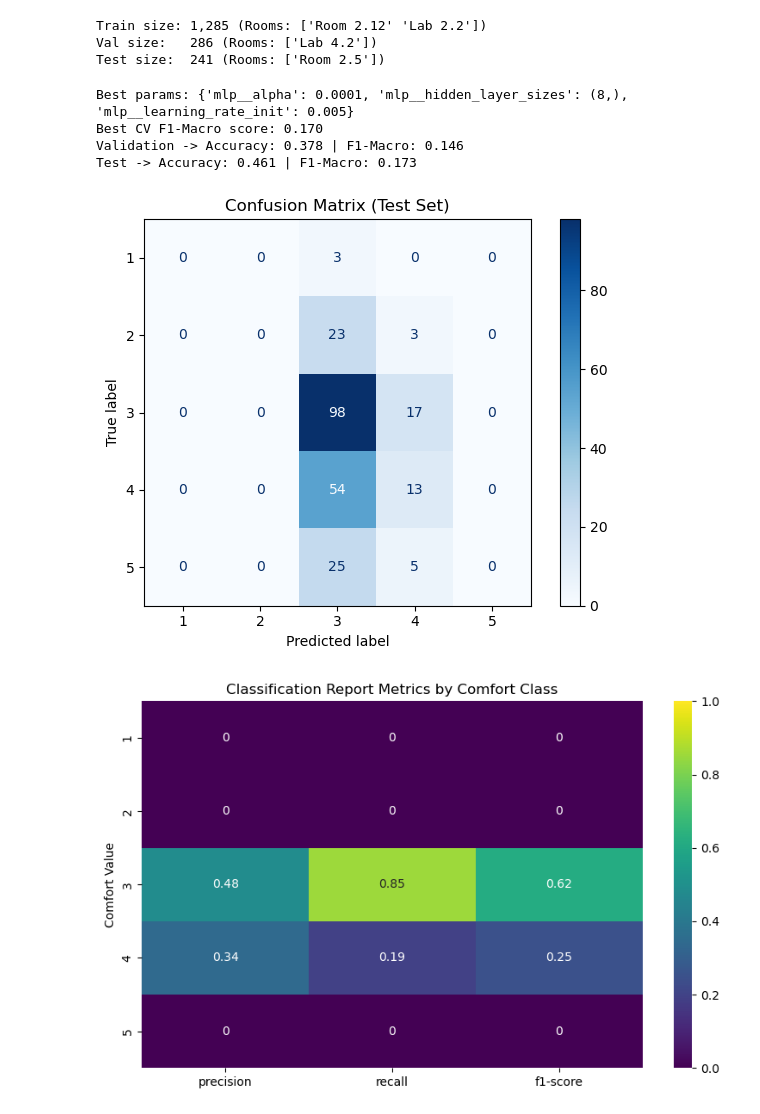
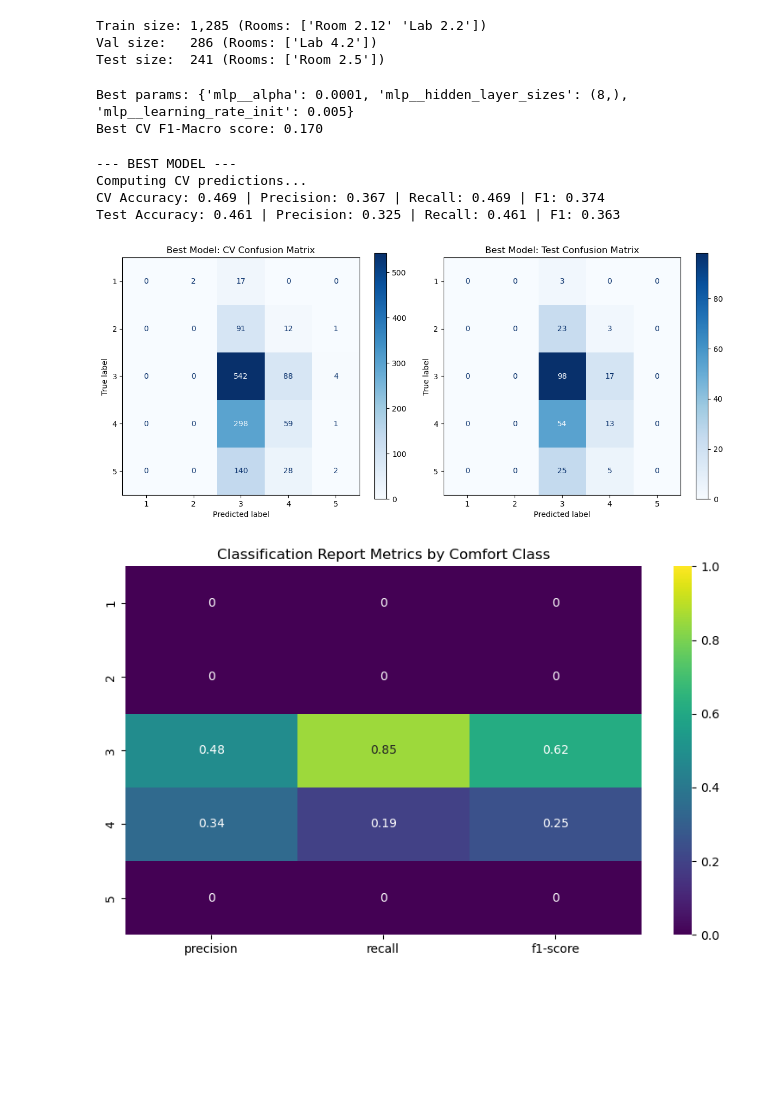
Before and after one commit to SEP4Real/SEP4, a Jupyter notebook: MAL/notebooks/model_related/7_instant_models_experiments_MLP.ipynb, the cells around one changed output. Drawn from its saved outputs; the diff is of its cells as text; code cells hidden in the pictures; blank space fills up the shorter version.

Commit message:
[upd] 7_instant_models_experiments GBC/MLP

```diff
--- a/MAL/notebooks/model_related/7_instant_models_experiments_MLP.ipynb
+++ b/MAL/notebooks/model_related/7_instant_models_experiments_MLP.ipynb
@@ -72,6 +70,9 @@ Val size:   286 (Rooms: ['Lab 4.2'])
 Test size:  241 (Rooms: ['Room 2.5'])
 # %%
 from sklearn.metrics import accuracy_score, f1_score
+from sklearn.neural_network import MLPClassifier
+from sklearn.preprocessing import StandardScaler
+from sklearn.pipeline import Pipeline
 
 pipeline = Pipeline([
     ('scaler', StandardScaler()),
@@ -80,7 +81,7 @@ pipeline = Pipeline([
 
 param_grid = {
     'mlp__hidden_layer_sizes': [(8,), (16,)],
-    'mlp__alpha': [0.0001, 0.01], # L2 penalty (regularization term)
+    'mlp__alpha': [0.0001, 0.01],
     'mlp__learning_rate_init': [0.001, 0.005]
 }
 
@@ -98,65 +99,70 @@ print("Best params:", grid.best_params_)
 print(f"Best CV F1-Macro score: {grid.best_score_:.3f}")
 
 best_model = grid.best_estimator_
-
-def eval_split(name, X_split, y_split):
-    preds = best_model.predict(X_split)
-    acc = accuracy_score(y_split, preds)
-    f1 = f1_score(y_split, preds, average='macro')
-    print(f"{name} -> Accuracy: {acc:.3f} | F1-Macro: {f1:.3f}")
-
-eval_split("Validation", X_val, y_val)
-eval_split("Test", X_test, y_test)
 # %% [output]
 Best params: {'mlp__alpha': 0.0001, 'mlp__hidden_layer_sizes': (8,), 'mlp__learning_rate_init': 0.005}
 Best CV F1-Macro score: 0.170
-Validation -> Accuracy: 0.378 | F1-Macro: 0.146
-Test -> Accuracy: 0.461 | F1-Macro: 0.173
 # %%
+from sklearn.model_selection import cross_val_predict
+from sklearn.metrics import ConfusionMatrixDisplay, accuracy_score, precision_score, recall_score, f1_score, classification_report
+import matplotlib.pyplot as plt
 import seaborn as sns
-from sklearn.metrics import ConfusionMatrixDisplay, classification_report
-import matplotlib.pyplot as plt
+
+print("--- BEST MODEL ---")
+print("Computing CV predictions...")
+cv_preds = cross_val_predict(grid.best_estimator_, X_train, y_train, cv=5, n_jobs=-1)
+cv_acc = accuracy_score(y_train, cv_preds)
+cv_prec = precision_score(y_train, cv_preds, average='weighted', zero_division=0)
+cv_rec = recall_score(y_train, cv_preds, average='weighted', zero_division=0)
+cv_f1 = f1_score(y_train, cv_preds, average='weighted', zero_division=0)
+print(f"CV Accuracy: {cv_acc:.3f} | Precision: {cv_prec:.3f} | Recall: {cv_rec:.3f} | F1: {cv_f1:.3f}")
 
 test_preds = best_model.predict(X_test)
+test_acc = accuracy_score(y_test, test_preds)
+test_prec = precision_score(y_test, test_preds, average='weighted', zero_division=0)
+test_rec = recall_score(y_test, test_preds, average='weighted', zero_division=0)
+test_f1 = f1_score(y_test, test_preds, average='weighted', zero_division=0)
+print(f"Test Accuracy: {test_acc:.3f} | Precision: {test_prec:.3f} | Recall: {test_rec:.3f} | F1: {test_f1:.3f}")
 
-# 1. Confusion Matrix
-disp = ConfusionMatrixDisplay.from_predictions(
-    y_test,
-    test_preds,
-    cmap='Blues',
-    colorbar=True,
-)
-plt.title('Confusion Matrix (Test Set)')
+fig, axes = plt.subplots(1, 2, figsize=(12, 5))
+
+ConfusionMatrixDisplay.from_predictions(y_train, cv_preds, cmap='Blues', ax=axes[0])
+axes[0].set_title('Best Model: CV Confusion Matrix')
+
+ConfusionMatrixDisplay.from_predictions(y_test, test_preds, cmap='Blues', ax=axes[1])
+axes[1].set_title('Best Model: Test Confusion Matrix')
+
 plt.tight_layout()
 plt.show()
 
-# 2. Classification Report Heatmap
+# Heatmap
 report = classification_report(y_test, test_preds, output_dict=True, zero_division=0)
-if 'accuracy' in report: del report['accuracy']
-if 'macro avg' in report: del report['macro avg']
-if 'weighted avg' in report: del report['weighted avg']
-
+for key in ['accuracy', 'macro avg', 'weighted avg']:
+    if key in report: del report[key]
 report_df = pd.DataFrame(report).transpose()
 plt.figure(figsize=(8, 5))
 sns.heatmap(report_df[['precision', 'recall', 'f1-score']], annot=True, cmap='viridis', vmin=0, vmax=1)
 plt.title('Classification Report Metrics by Comfort Class')
-plt.ylabel('Comfort Value')
 plt.tight_layout()
 plt.show()
 
-# 3. Neural Network Training Curve
+# Training Curve (MLP Specific)
 mlp_model = best_model.named_steps['mlp']
 plt.figure(figsize=(7, 4))
 plt.plot(mlp_model.loss_curve_, label='Training Loss')
 if hasattr(mlp_model, 'validation_scores_'):
     plt.plot(mlp_model.validation_scores_, label='Internal Validation Score')
 plt.title('Neural Network Training Curve')
 plt.xlabel('Epochs (Iterations)')
 plt.ylabel('Loss / Score')
 plt.legend()
 plt.tight_layout()
 plt.show()
 # %% [output]
+--- BEST MODEL ---
+Computing CV predictions...
+CV Accuracy: 0.469 | Precision: 0.367 | Recall: 0.469 | F1: 0.374
+Test Accuracy: 0.461 | Precision: 0.325 | Recall: 0.461 | F1: 0.363
-[figure, old version]
+[figure, new version]
-[figure, old version]
+[figure, new version]
 [figure]
```
Also changed, not shown: parts of 2 cells of this notebook.
